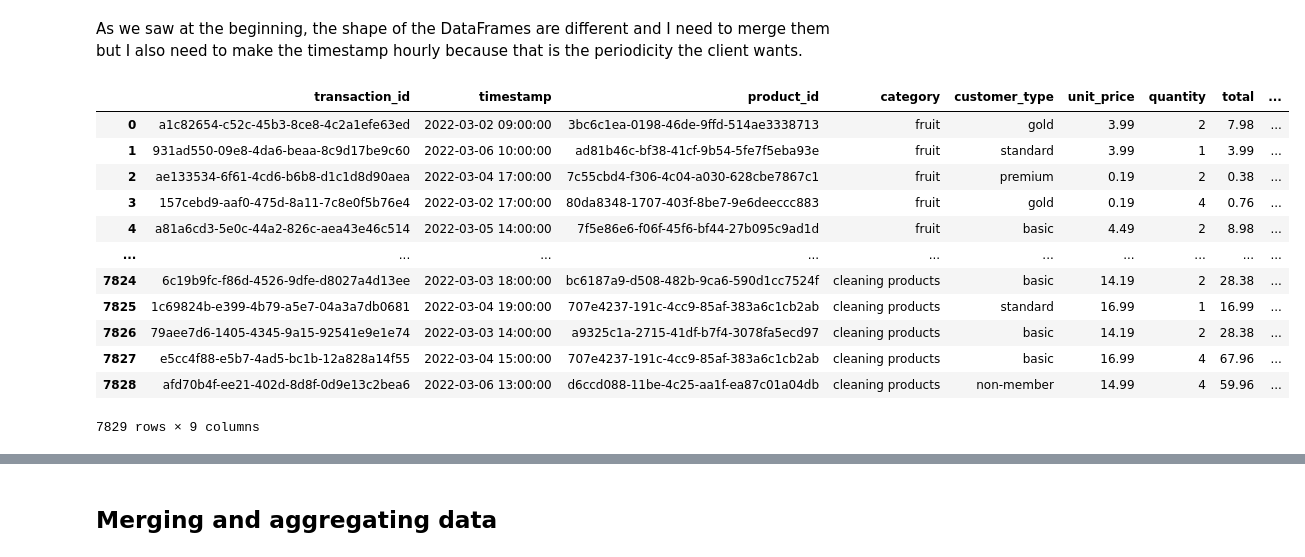
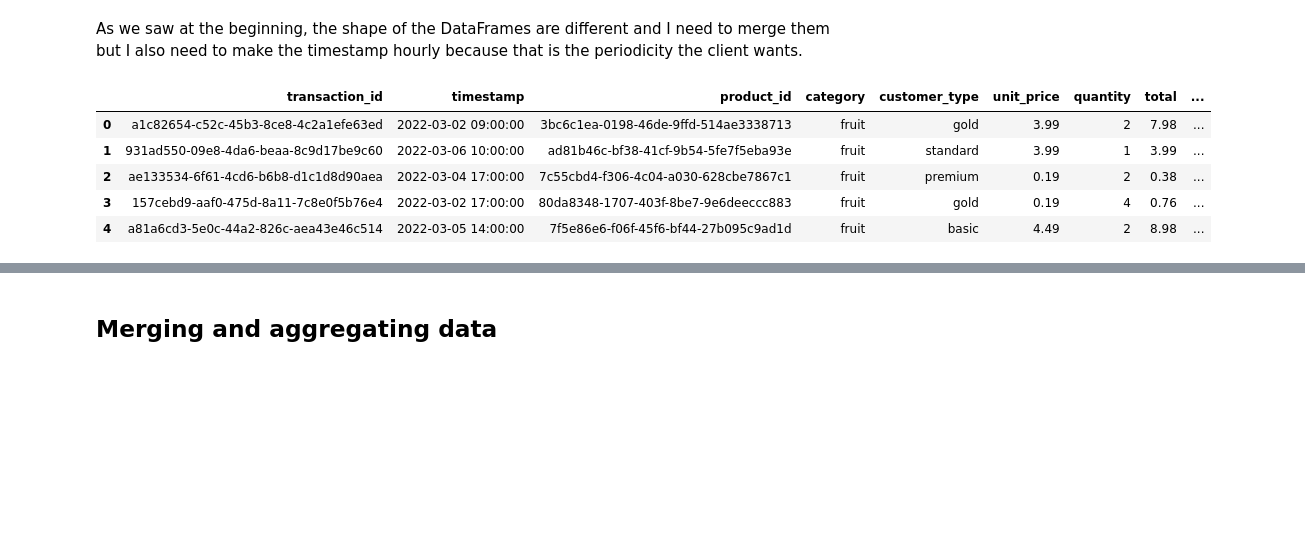
Before and after one commit to Severina7/cognizant_ai, a Jupyter notebook: modeling.ipynb, the cells around one changed output, grey strips where cells are left out. Cells and saved outputs as stored; diff of their text form; code cells hidden in the pictures; blank space fills up the shorter version.

```diff
--- a/modeling.ipynb
+++ b/modeling.ipynb
@@ -190,18 +190,12 @@ def convert_timestamp_to_hourly(data: pd.DataFrame = None, column: str = None):
   return dummy
 # %%
 # Converting timestamp to an hourly increment for all 3 DataFrames
-convert_timestamp_to_hourly(sales_df, 'timestamp')
+sales_df = convert_timestamp_to_hourly(sales_df, 'timestamp')
+sales_df.head()
 # %% [output]
 |  | transaction_id | timestamp | product_id | category | customer_type | unit_price | quantity | total | ... |
 | 0 | a1c82654-c52c-45b3-8ce8-4c2a1efe63ed | 2022-03-02 09:00:00 | 3bc6c1ea-0198-46de-9ffd-514ae3338713 | fruit | gold | 3.99 | 2 | 7.98 | ... |
 | 1 | 931ad550-09e8-4da6-beaa-8c9d17be9c60 | 2022-03-06 10:00:00 | ad81b46c-bf38-41cf-9b54-5fe7f5eba93e | fruit | standard | 3.99 | 1 | 3.99 | ... |
 | 2 | ae133534-6f61-4cd6-b6b8-d1c1d8d90aea | 2022-03-04 17:00:00 | 7c55cbd4-f306-4c04-a030-628cbe7867c1 | fruit | premium | 0.19 | 2 | 0.38 | ... |
 | 3 | 157cebd9-aaf0-475d-8a11-7c8e0f5b76e4 | 2022-03-02 17:00:00 | 80da8348-1707-403f-8be7-9e6deeccc883 | fruit | gold | 0.19 | 4 | 0.76 | ... |
 | 4 | a81a6cd3-5e0c-44a2-826c-aea43e46c514 | 2022-03-05 14:00:00 | 7f5e86e6-f06f-45f6-bf44-27b095c9ad1d | fruit | basic | 4.49 | 2 | 8.98 | ... |
-| ... | ... | ... | ... | ... | ... | ... | ... | ... | ... |
-| 7824 | 6c19b9fc-f86d-4526-9dfe-d8027a4d13ee | 2022-03-03 18:00:00 | bc6187a9-d508-482b-9ca6-590d1cc7524f | cleaning products | basic | 14.19 | 2 | 28.38 | ... |
-| 7825 | 1c69824b-e399-4b79-a5e7-04a3a7db0681 | 2022-03-04 19:00:00 | 707e4237-191c-4cc9-85af-383a6c1cb2ab | cleaning products | standard | 16.99 | 1 | 16.99 | ... |
-| 7826 | 79aee7d6-1405-4345-9a15-92541e9e1e74 | 2022-03-03 14:00:00 | a9325c1a-2715-41df-b7f4-3078fa5ecd97 | cleaning products | basic | 14.19 | 2 | 28.38 | ... |
-| 7827 | e5cc4f88-e5b7-4ad5-bc1b-12a828a14f55 | 2022-03-04 15:00:00 | 707e4237-191c-4cc9-85af-383a6c1cb2ab | cleaning products | basic | 16.99 | 4 | 67.96 | ... |
-| 7828 | afd70b4f-ee21-402d-8d8f-0d9e13c2bea6 | 2022-03-06 13:00:00 | d6ccd088-11be-4c25-aa1f-ea87c01a04db | cleaning products | non-member | 14.99 | 4 | 59.96 | ... |
-7829 rows × 9 columns
```
Also changed, not shown: parts of 26 cells of this notebook.
